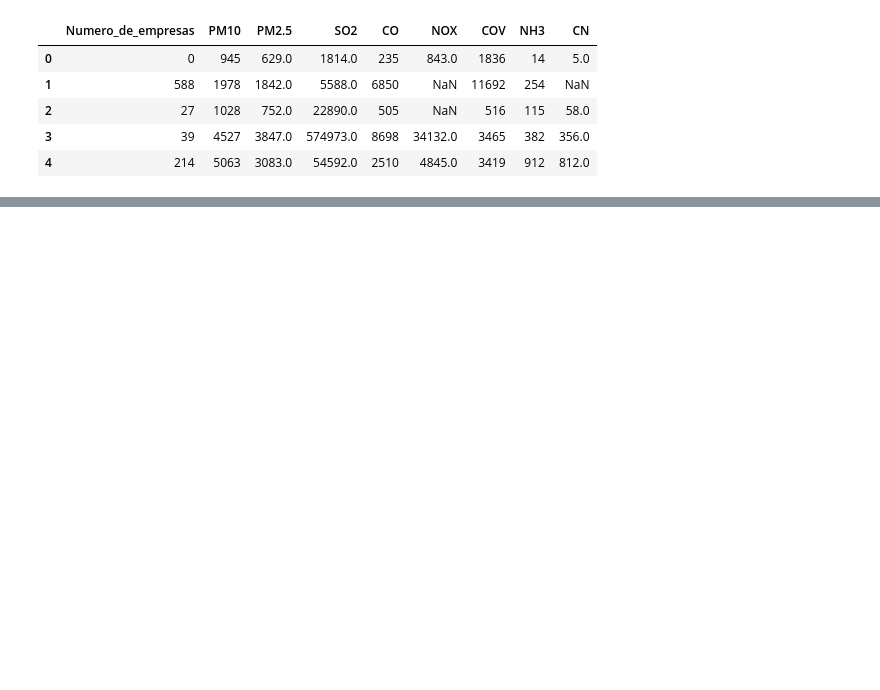
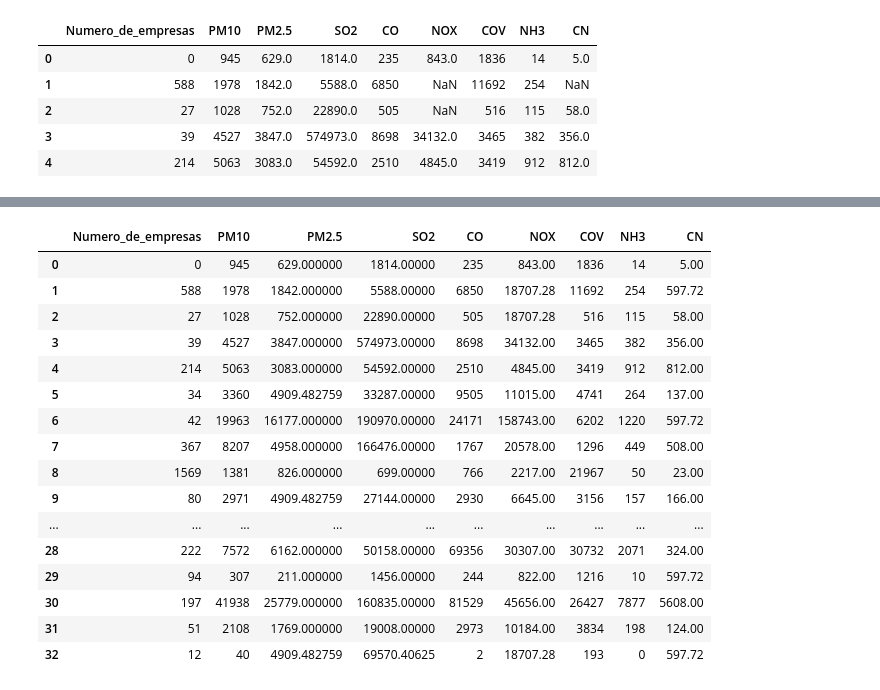
Before and after one commit to gonzo120/Python, a Jupyter notebook: Datascience/Pre-procesamiento/ReemplazoValoresPerdidos.ipynb, the cells around one changed output, grey strips where cells are left out. Cells and saved outputs as stored; diff of their text form; code cells hidden in the pictures; blank space fills up the shorter version.

```diff
--- a/Datascience/Pre-procesamiento/ReemplazoValoresPerdidos.ipynb
+++ b/Datascience/Pre-procesamiento/ReemplazoValoresPerdidos.ipynb
@@ -13,0 +54,21 @@ df.head()
+# %%
+df.apply(lambda x: x.fillna(x.mean()), axis=0)
+#por cada numero faltante y reemplazado por cero se colocara la media de cada columna reemplando el 0
+# %% [output]
+|  | Numero_de_empresas | PM10 | PM2.5 | SO2 | CO | NOX | COV | NH3 | CN |
+| 0 | 0 | 945 | 629.000000 | 1814.00000 | 235 | 843.00 | 1836 | 14 | 5.00 |
+| 1 | 588 | 1978 | 1842.000000 | 5588.00000 | 6850 | 18707.28 | 11692 | 254 | 597.72 |
+| 2 | 27 | 1028 | 752.000000 | 22890.00000 | 505 | 18707.28 | 516 | 115 | 58.00 |
+| 3 | 39 | 4527 | 3847.000000 | 574973.00000 | 8698 | 34132.00 | 3465 | 382 | 356.00 |
+| 4 | 214 | 5063 | 3083.000000 | 54592.00000 | 2510 | 4845.00 | 3419 | 912 | 812.00 |
+| 5 | 34 | 3360 | 4909.482759 | 33287.00000 | 9505 | 11015.00 | 4741 | 264 | 137.00 |
+| 6 | 42 | 19963 | 16177.000000 | 190970.00000 | 24171 | 158743.00 | 6202 | 1220 | 597.72 |
+| 7 | 367 | 8207 | 4958.000000 | 166476.00000 | 1767 | 20578.00 | 1296 | 449 | 508.00 |
+| 8 | 1569 | 1381 | 826.000000 | 699.00000 | 766 | 2217.00 | 21967 | 50 | 23.00 |
+| 9 | 80 | 2971 | 4909.482759 | 27144.00000 | 2930 | 6645.00 | 3156 | 157 | 166.00 |
+| ... | ... | ... | ... | ... | ... | ... | ... | ... | ... |
+| 28 | 222 | 7572 | 6162.000000 | 50158.00000 | 69356 | 30307.00 | 30732 | 2071 | 324.00 |
+| 29 | 94 | 307 | 211.000000 | 1456.00000 | 244 | 822.00 | 1216 | 10 | 597.72 |
+| 30 | 197 | 41938 | 25779.000000 | 160835.00000 | 81529 | 45656.00 | 26427 | 7877 | 5608.00 |
+| 31 | 51 | 2108 | 1769.000000 | 19008.00000 | 2973 | 10184.00 | 3834 | 198 | 124.00 |
+| 32 | 12 | 40 | 4909.482759 | 69570.40625 | 2 | 18707.28 | 193 | 0 | 597.72 |
```
Also changed, not shown: parts of 5 cells of this notebook, 4 other files.
